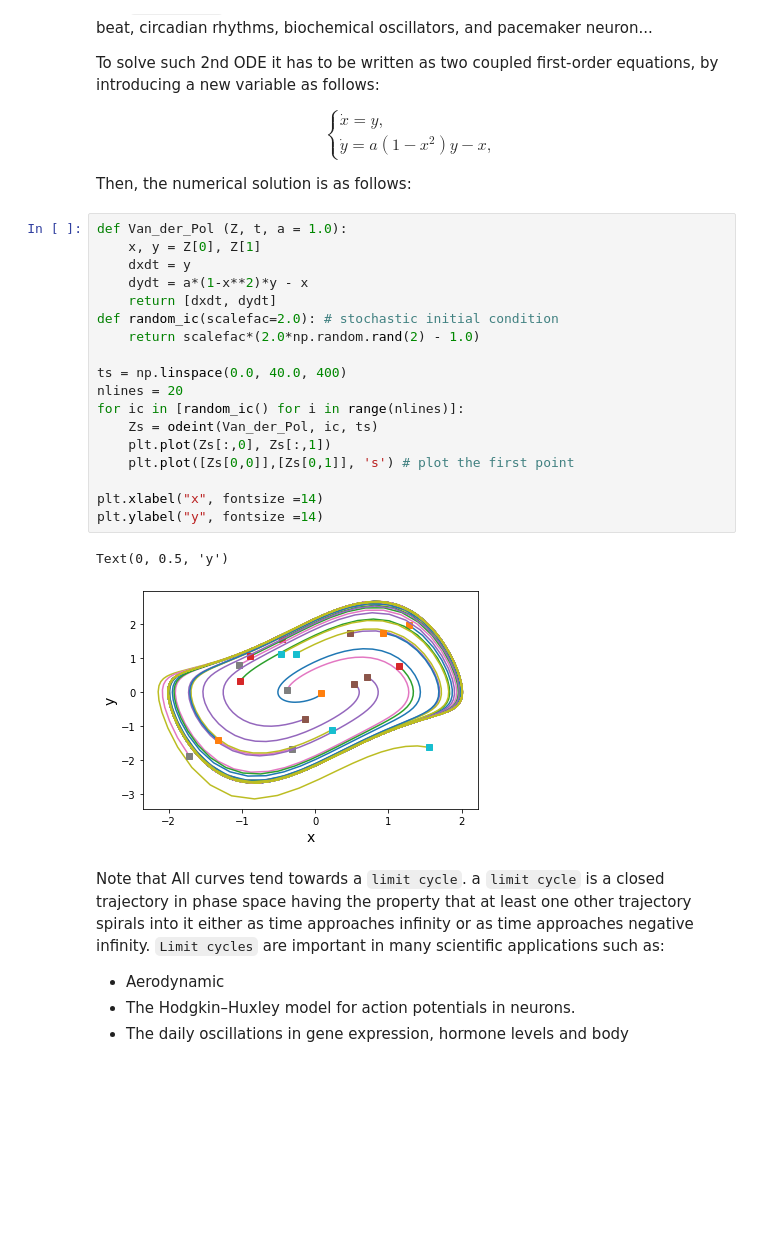
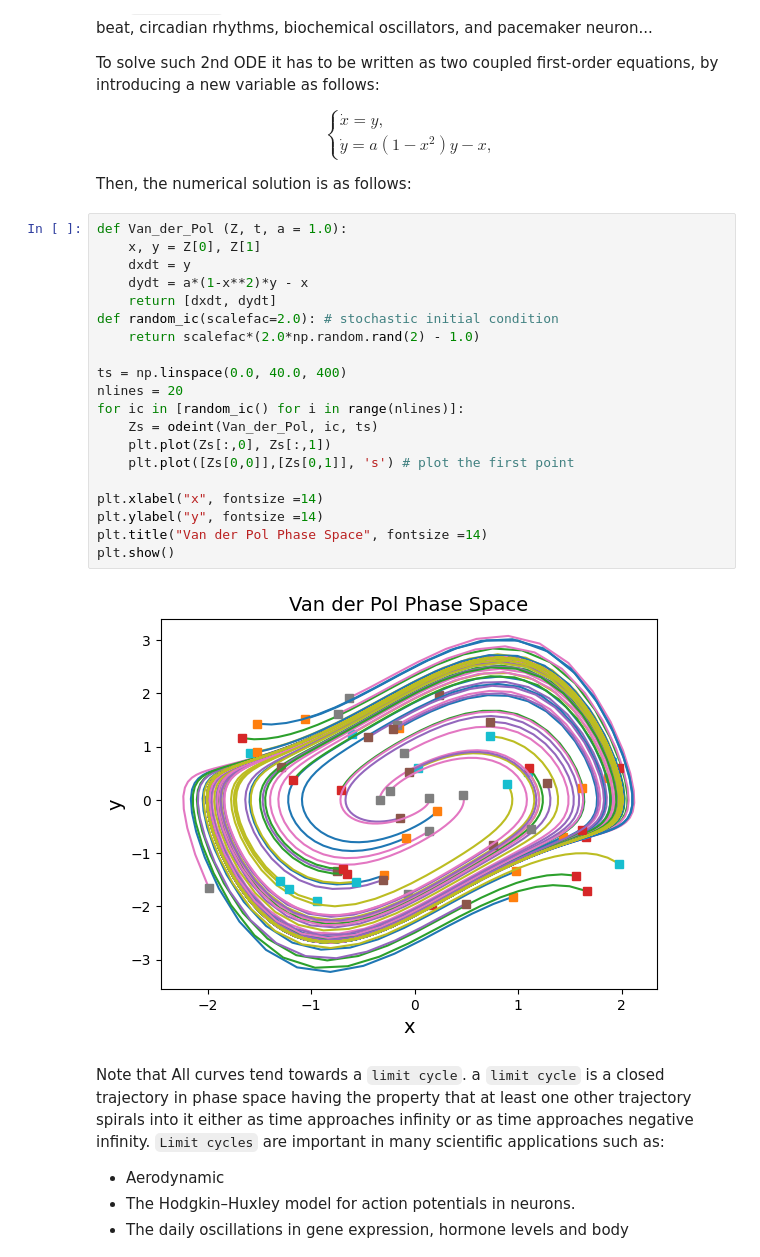
Before and after one commit to SenhadjiMSaid/ModSim-Labs, a Jupyter notebook: ModSim_Lab4/ModSim_Lab4.ipynb, the cells around one changed output. Saved outputs shown, nothing was run; the diff lists cells and outputs as text; blank space fills up the shorter version.

```diff
--- a/ModSim_Lab4/ModSim_Lab4.ipynb
+++ b/ModSim_Lab4/ModSim_Lab4.ipynb
@@ -483,24 +520,25 @@ Then, the numerical solution is as follows:
 # %%
 def Van_der_Pol (Z, t, a = 1.0):
     x, y = Z[0], Z[1]
     dxdt = y
     dydt = a*(1-x**2)*y - x
     return [dxdt, dydt]
 def random_ic(scalefac=2.0): # stochastic initial condition
     return scalefac*(2.0*np.random.rand(2) - 1.0)
 
 ts = np.linspace(0.0, 40.0, 400)
 nlines = 20
 for ic in [random_ic() for i in range(nlines)]:
     Zs = odeint(Van_der_Pol, ic, ts)
     plt.plot(Zs[:,0], Zs[:,1])
     plt.plot([Zs[0,0]],[Zs[0,1]], 's') # plot the first point
 
 plt.xlabel("x", fontsize =14)
 plt.ylabel("y", fontsize =14)
+plt.title("Van der Pol Phase Space", fontsize =14)
+plt.show()
 # %% [output]
-Text(0, 0.5, 'y')
-[figure, old version]
+[figure, new version]
 # %% [markdown]
 Note that All curves tend towards a `limit cycle`.
 a `limit cycle` is a closed trajectory in phase space having the property that at least one other trajectory spirals into it either as time approaches infinity or as time approaches negative infinity.
```
Also changed, not shown: parts of 11 cells of this notebook.
